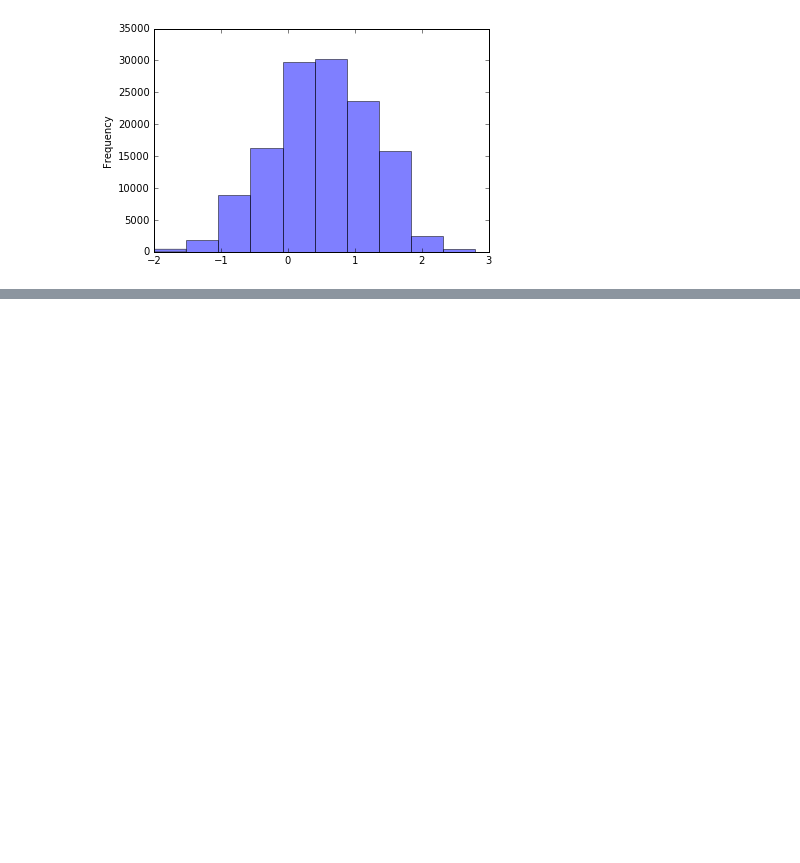
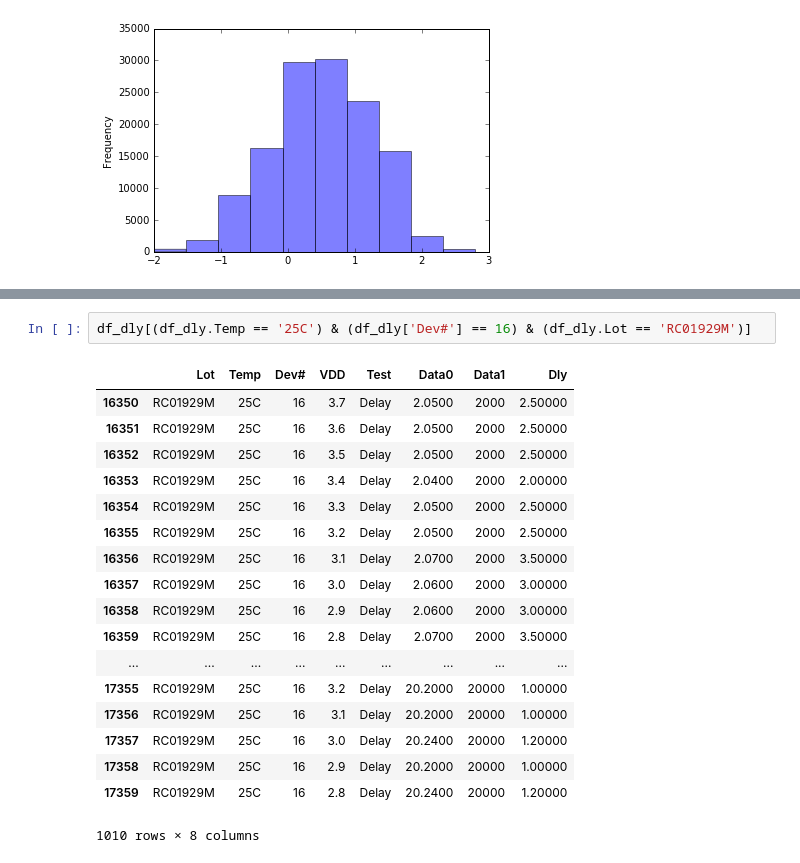
Before and after one commit to yimuguo/DlogProcess, a Jupyter notebook: dlineprocess.ipynb, the cells around one changed output, grey strips where cells are left out. Saved outputs shown, nothing was run; the diff lists cells and outputs as text; blank space fills up the shorter version.

```diff
--- a/dlineprocess.ipynb
+++ b/dlineprocess.ipynb
@@ -103,0 +169,21 @@ df_dly[df_dly.index == [df_dly[(df_dly.Data1 < 8000)].Dly.argmax()]]
+# %%
+df_dly[(df_dly.Temp == '25C') & (df_dly['Dev#'] == 16) & (df_dly.Lot == 'RC01929M')]
+# %% [output]
+|  | Lot | Temp | Dev# | VDD | Test | Data0 | Data1 | Dly |
+| 16350 | RC01929M | 25C | 16 | 3.7 | Delay | 2.0500 | 2000 | 2.50000 |
+| 16351 | RC01929M | 25C | 16 | 3.6 | Delay | 2.0500 | 2000 | 2.50000 |
+| 16352 | RC01929M | 25C | 16 | 3.5 | Delay | 2.0500 | 2000 | 2.50000 |
+| 16353 | RC01929M | 25C | 16 | 3.4 | Delay | 2.0400 | 2000 | 2.00000 |
+| 16354 | RC01929M | 25C | 16 | 3.3 | Delay | 2.0500 | 2000 | 2.50000 |
+| 16355 | RC01929M | 25C | 16 | 3.2 | Delay | 2.0500 | 2000 | 2.50000 |
+| 16356 | RC01929M | 25C | 16 | 3.1 | Delay | 2.0700 | 2000 | 3.50000 |
+| 16357 | RC01929M | 25C | 16 | 3.0 | Delay | 2.0600 | 2000 | 3.00000 |
+| 16358 | RC01929M | 25C | 16 | 2.9 | Delay | 2.0600 | 2000 | 3.00000 |
+| 16359 | RC01929M | 25C | 16 | 2.8 | Delay | 2.0700 | 2000 | 3.50000 |
+| ... | ... | ... | ... | ... | ... | ... | ... | ... |
+| 17355 | RC01929M | 25C | 16 | 3.2 | Delay | 20.2000 | 20000 | 1.00000 |
+| 17356 | RC01929M | 25C | 16 | 3.1 | Delay | 20.2000 | 20000 | 1.00000 |
+| 17357 | RC01929M | 25C | 16 | 3.0 | Delay | 20.2400 | 20000 | 1.20000 |
+| 17358 | RC01929M | 25C | 16 | 2.9 | Delay | 20.2000 | 20000 | 1.00000 |
+| 17359 | RC01929M | 25C | 16 | 2.8 | Delay | 20.2400 | 20000 | 1.20000 |
+1010 rows × 8 columns
```
Also changed, not shown: parts of 17 cells of this notebook.
